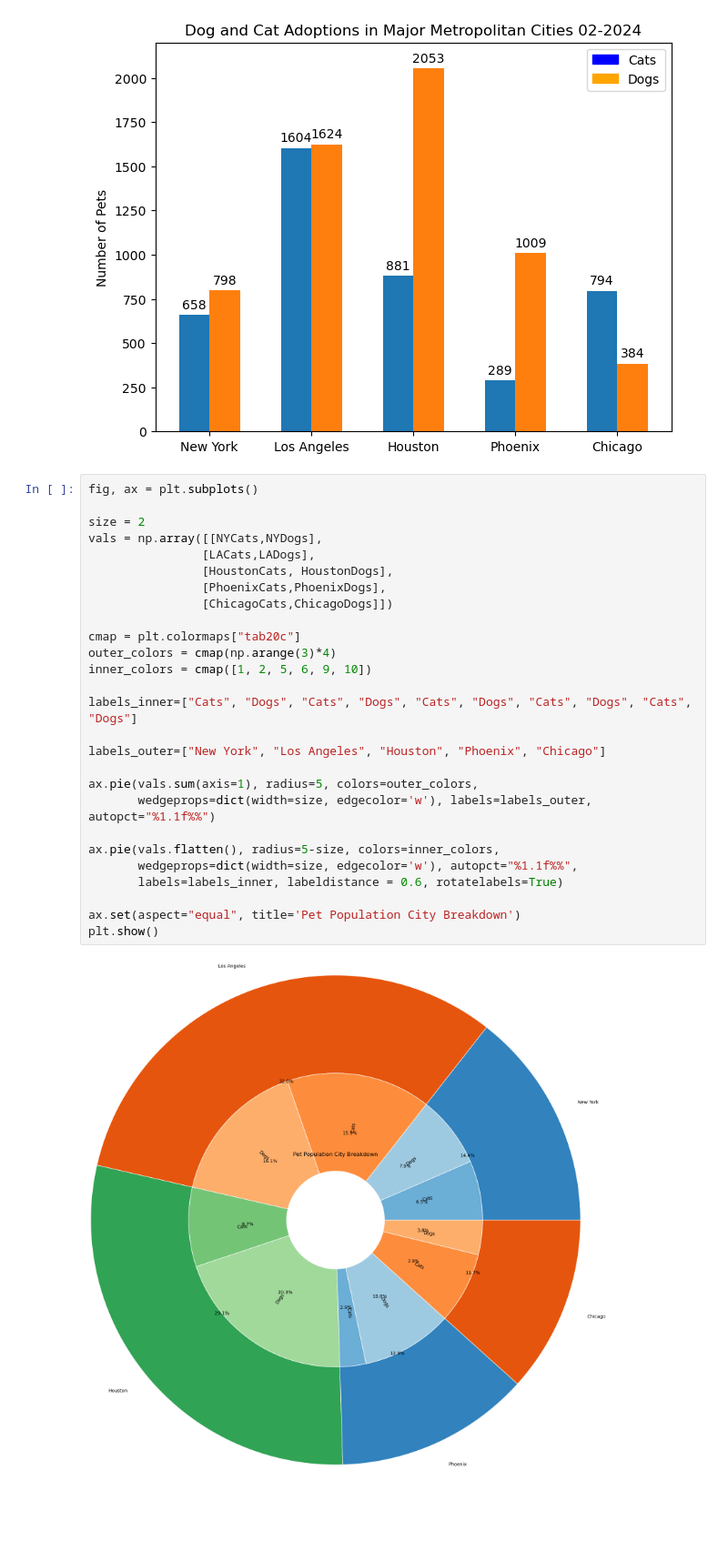
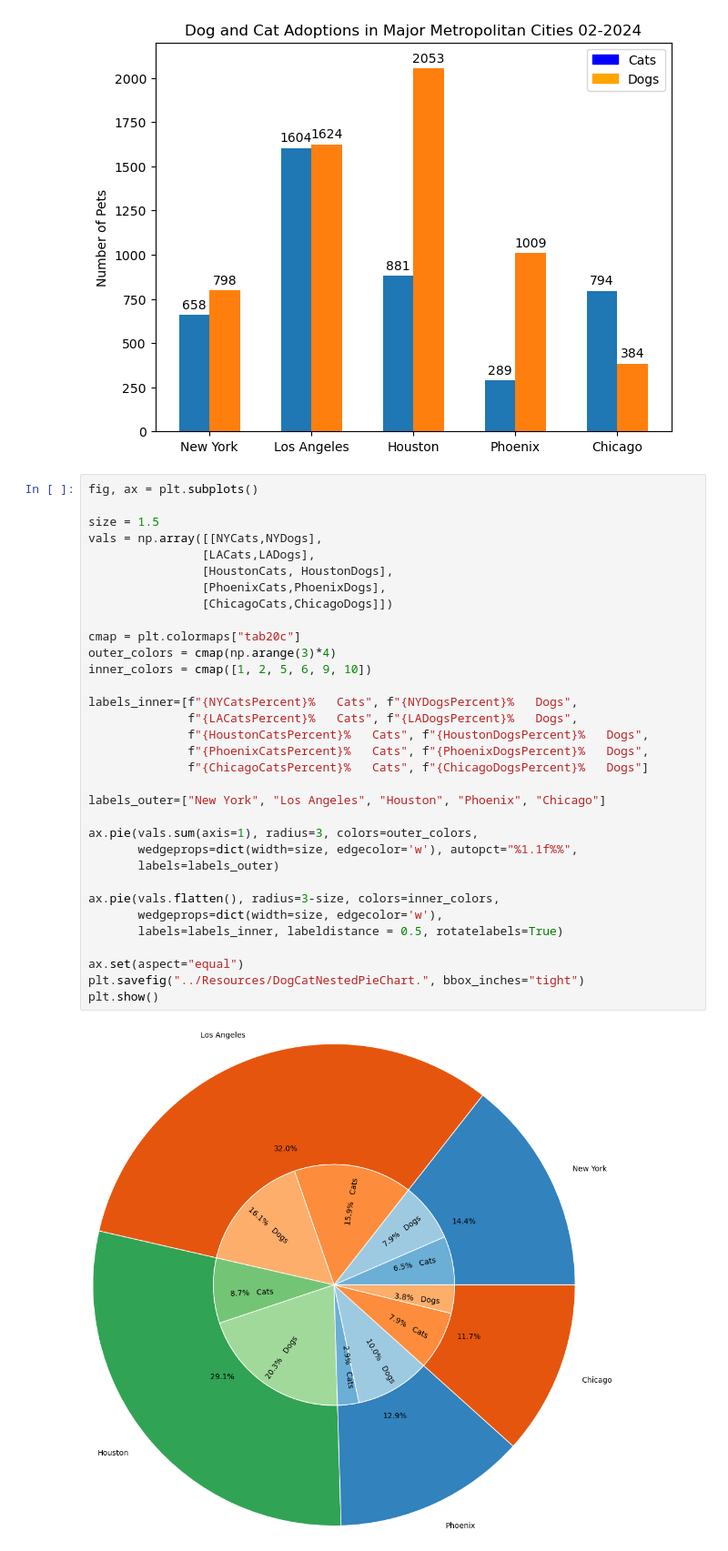
Before and after one commit to tfuenz/STAK_Project_One, a Jupyter notebook: PopulationCounts.ipynb, the cells around one changed output. Shown: that part at 91% size. Drawn from its saved outputs; the diff is of its cells as text; blank space fills up the shorter version.

```diff
--- a/PopulationCounts.ipynb
+++ b/PopulationCounts.ipynb
@@ -114,29 +123,35 @@ plt.show()
 # %%
 fig, ax = plt.subplots()
 
-size = 2
+size = 1.5
 vals = np.array([[NYCats,NYDogs],
                 [LACats,LADogs],
                 [HoustonCats, HoustonDogs],
                 [PhoenixCats,PhoenixDogs],
                 [ChicagoCats,ChicagoDogs]])
 
 cmap = plt.colormaps["tab20c"]
 outer_colors = cmap(np.arange(3)*4)
 inner_colors = cmap([1, 2, 5, 6, 9, 10])
 
-labels_inner=["Cats", "Dogs", "Cats", "Dogs", "Cats", "Dogs", "Cats", "Dogs", "Cats", "Dogs"]
+labels_inner=[f"{NYCatsPercent}%   Cats", f"{NYDogsPercent}%   Dogs",
+              f"{LACatsPercent}%   Cats", f"{LADogsPercent}%   Dogs",
+              f"{HoustonCatsPercent}%   Cats", f"{HoustonDogsPercent}%   Dogs",
+              f"{PhoenixCatsPercent}%   Cats", f"{PhoenixDogsPercent}%   Dogs",
+              f"{ChicagoCatsPercent}%   Cats", f"{ChicagoDogsPercent}%   Dogs"]
 
 labels_outer=["New York", "Los Angeles", "Houston", "Phoenix", "Chicago"]
 
-ax.pie(vals.sum(axis=1), radius=5, colors=outer_colors,
-       wedgeprops=dict(width=size, edgecolor='w'), labels=labels_outer, autopct="%1.1f%%")
+ax.pie(vals.sum(axis=1), radius=3, colors=outer_colors,
+       wedgeprops=dict(width=size, edgecolor='w'), autopct="%1.1f%%",
+       labels=labels_outer)
 
-ax.pie(vals.flatten(), radius=5-size, colors=inner_colors,
-       wedgeprops=dict(width=size, edgecolor='w'), autopct="%1.1f%%",
-       labels=labels_inner, labeldistance = 0.6, rotatelabels=True)
+ax.pie(vals.flatten(), radius=3-size, colors=inner_colors,
+       wedgeprops=dict(width=size, edgecolor='w'),
+       labels=labels_inner, labeldistance = 0.5, rotatelabels=True)
 
-ax.set(aspect="equal", title='Pet Population City Breakdown')
+ax.set(aspect="equal")
+plt.savefig("../Resources/DogCatNestedPieChart.", bbox_inches="tight")
 plt.show()
 # %% [output]
-[figure, old version]
+[figure, new version]
```
Also changed, not shown: parts of 2 cells of this notebook, 1 other file.
